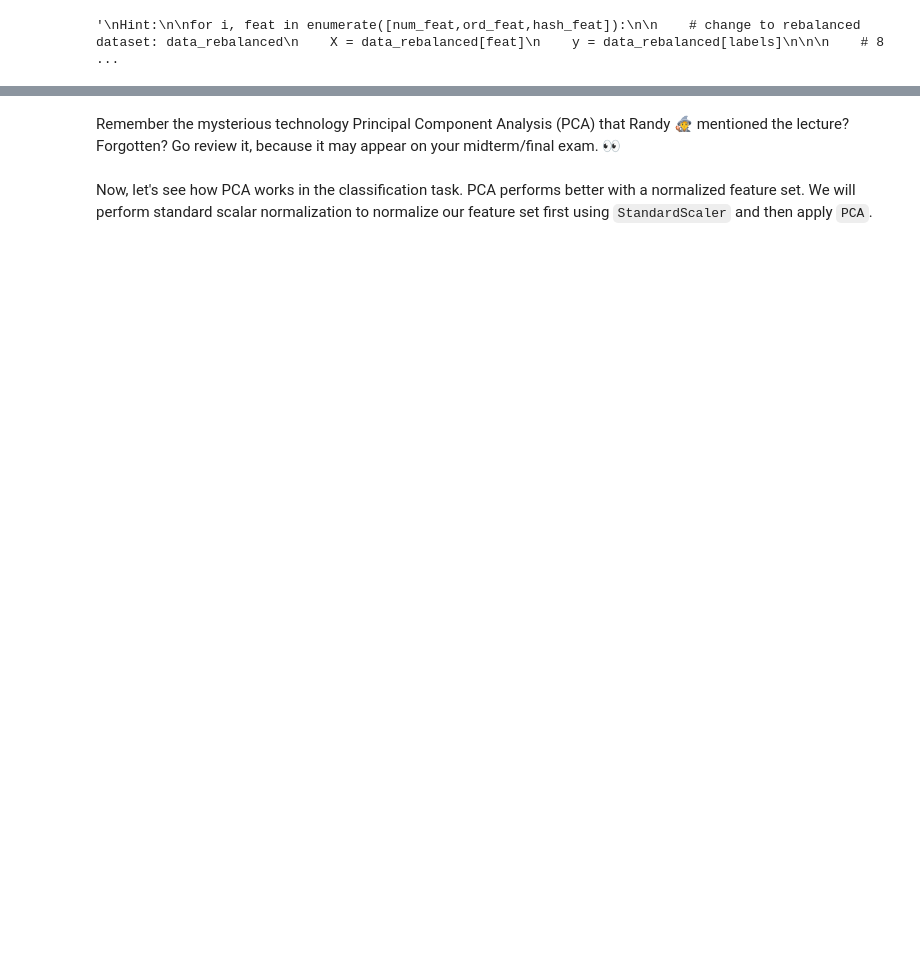
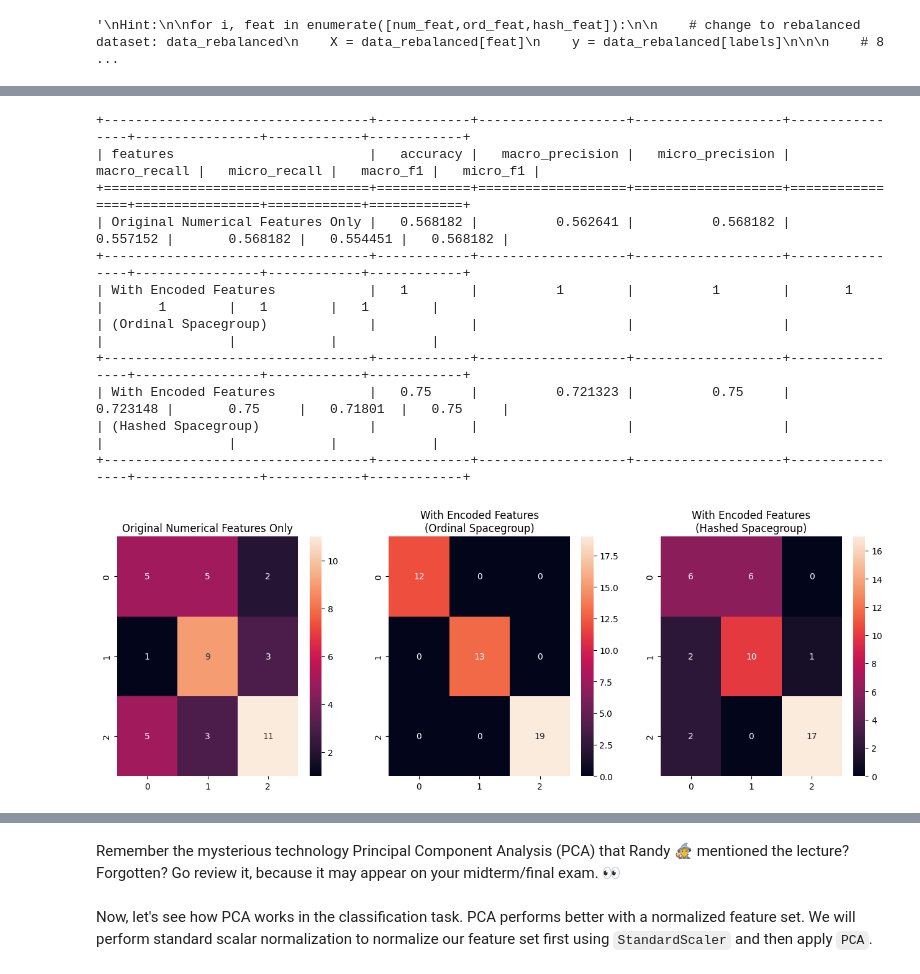
Before and after one commit to julianic6/DS595-Machine-Learning-for-Engineering-and-Science-Applications, a Jupyter notebook: CaseStudy_2_Classification.ipynb, the cells around one changed output, grey strips where cells are left out. Cells and saved outputs as stored; diff of their text form; code cells hidden in the pictures; blank space fills up the shorter version.

```diff
--- a/CaseStudy_2_Classification.ipynb
+++ b/CaseStudy_2_Classification.ipynb
@@ -986,3 +1030,57 @@ for i, feat in enumerate([num_feat,ord_feat,hash_feat]):
+# %%
+# Make titles for our tabulate results container
+titles = ['Original Numerical Features Only',
+          'With Encoded Features\n(Ordinal Spacegroup)',
+          'With Encoded Features\n(Hashed Spacegroup)'
+         ]
+
+results=[]
+
+plt.figure(figsize=(16,5))
+for i, feat in enumerate([num_feat,ord_feat,hash_feat]):
+    # change to rebalanced dataset: data_rebalanced
+    X = data_rebalanced[feat]
+    y = data_rebalanced[labels]
+
+
+    # 80% training data and 20% testing
+    Xtrain, Xtest, ytrain, ytest = train_test_split(X, y, test_size=0.2,shuffle=True, random_state=1)
+    dtree = DecisionTreeClassifier()
+    dtree.fit(Xtrain,ytrain)
+    yp = dtree.predict(Xtest)
+
+    accuracy=accuracy_score(yp,ytest)
+
+    macro_precision=precision_score(yp,ytest,average='macro')
+    micro_precision=precision_score(yp,ytest,average='micro')
+
+    macro_recall=recall_score(yp,ytest,average='macro')
+    micro_recall=recall_score(yp,ytest,average='micro')
+
+    macro_f1=f1_score(yp,ytest,average='macro')
+    micro_f1=f1_score(yp,ytest,average='micro')
+
+    results.append([titles[i],accuracy,macro_precision,micro_precision,macro_recall,micro_recall,macro_f1,micro_f1])
+
+    plt.subplot(1,3,i+1)
+    cm = confusion_matrix(ytest,yp)
+    sns.heatmap(cm,annot=True)
+    plt.title(titles[i])
+
+print (tabulate(results, headers=["features", "accuracy", "macro_precision", "micro_precision", "macro_recall", "micro_recall", "macro_f1", "micro_f1"],tablefmt="grid"))
+# %% [output]
++----------------------------------+------------+-------------------+-------------------+----------------+----------------+------------+------------+
+| features                         |   accuracy |   macro_precision |   micro_precision |   macro_recall |   micro_recall |   macro_f1 |   micro_f1 |
++==================================+============+===================+===================+================+================+============+============+
+| Original Numerical Features Only |   0.568182 |          0.562641 |          0.568182 |       0.557152 |       0.568182 |   0.554451 |   0.568182 |
++----------------------------------+------------+-------------------+-------------------+----------------+----------------+------------+------------+
+| With Encoded Features            |   1        |          1        |          1        |       1        |       1        |   1        |   1        |
+| (Ordinal Spacegroup)             |            |                   |                   |                |                |            |            |
++----------------------------------+------------+-------------------+-------------------+----------------+----------------+------------+------------+
+| With Encoded Features            |   0.75     |          0.721323 |          0.75     |       0.723148 |       0.75     |   0.71801  |   0.75     |
+| (Hashed Spacegroup)              |            |                   |                   |                |                |            |            |
++----------------------------------+------------+-------------------+-------------------+----------------+----------------+------------+------------+
+[figure, added]
 # %% [markdown]
 # Solution with Feature Engineering + dimensionality reduction
 
```
Also changed, not shown: parts of 32 cells of this notebook.
